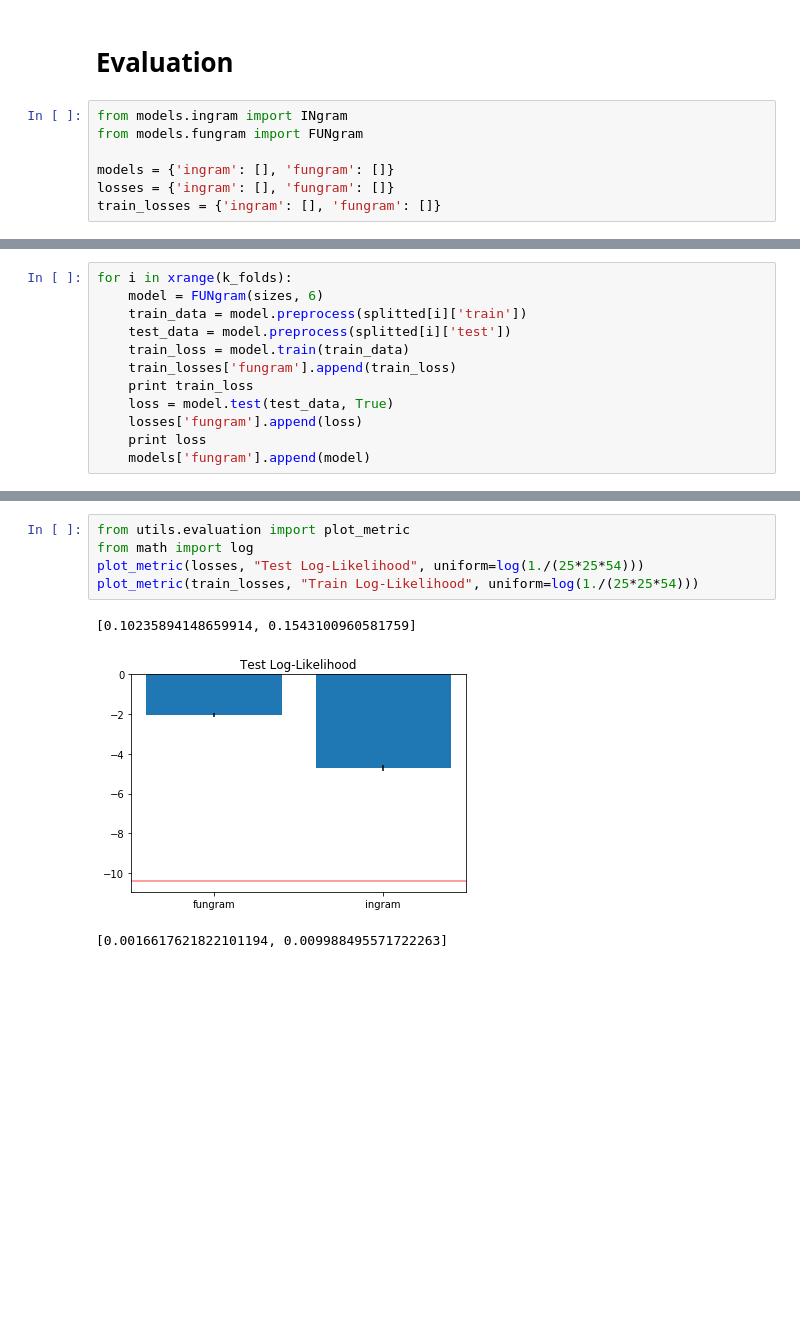
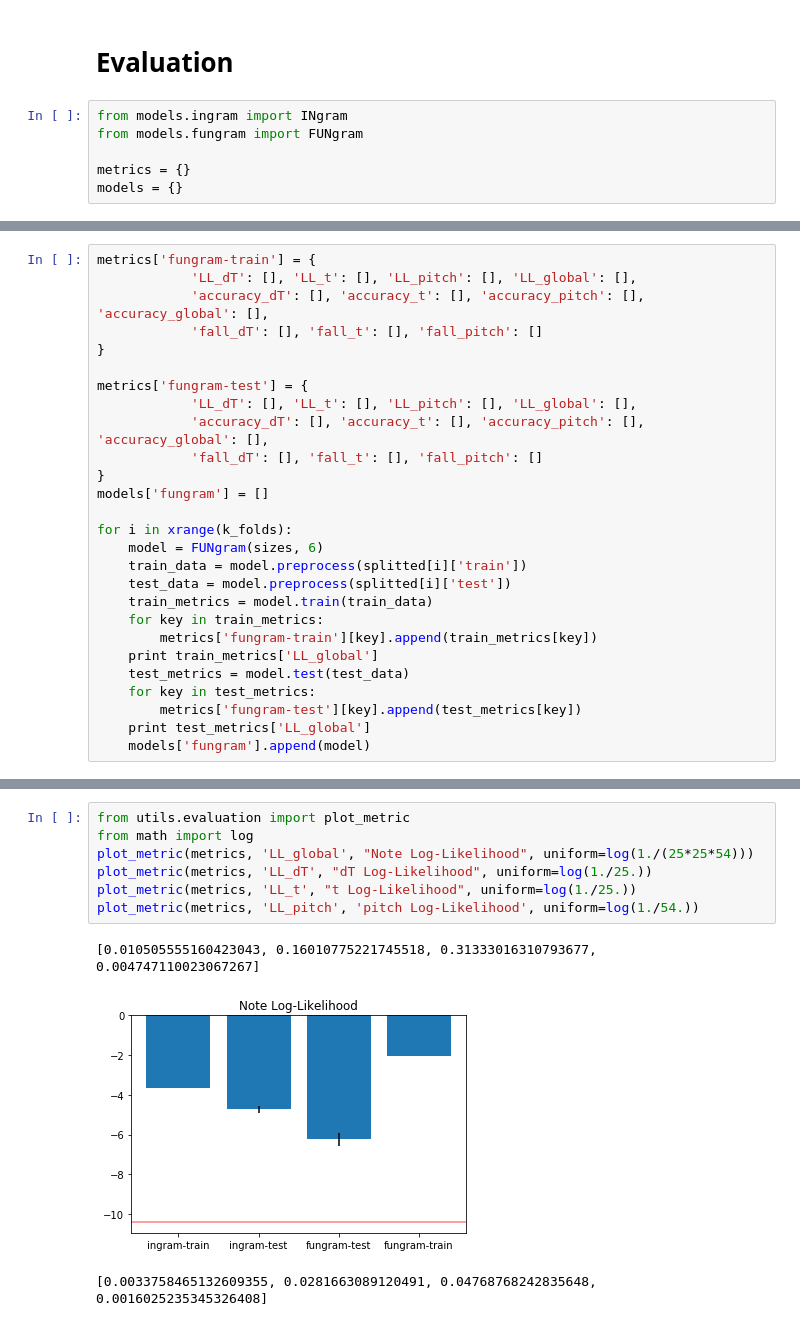
Before and after one commit to adrian-valente/evamus, a Jupyter notebook: src/Evaluation-pipeline.ipynb, the cells around one changed output, grey strips where cells are left out. Drawn from its saved outputs; the diff is of its cells as text; blank space fills up the shorter version.

```diff
--- a/src/Evaluation-pipeline.ipynb
+++ b/src/Evaluation-pipeline.ipynb
@@ -45,7 +45,6 @@ print sorted(set([]).union(*(set(dataset['pitchseqs'][i]) for i in range(len(dat
 from models.ingram import INgram
 from models.fungram import FUNgram
 
-models = {'ingram': [], 'fungram': []}
-losses = {'ingram': [], 'fungram': []}
-train_losses = {'ingram': [], 'fungram': []}
+metrics = {}
+models = {}
 # %%
@@ -85,13 +96,28 @@ for i in xrange(k_folds):
 # %%
+metrics['fungram-train'] = {
+            'LL_dT': [], 'LL_t': [], 'LL_pitch': [], 'LL_global': [],
+            'accuracy_dT': [], 'accuracy_t': [], 'accuracy_pitch': [], 'accuracy_global': [],
+            'fall_dT': [], 'fall_t': [], 'fall_pitch': []
+}
+
+metrics['fungram-test'] = {
+            'LL_dT': [], 'LL_t': [], 'LL_pitch': [], 'LL_global': [],
+            'accuracy_dT': [], 'accuracy_t': [], 'accuracy_pitch': [], 'accuracy_global': [],
+            'fall_dT': [], 'fall_t': [], 'fall_pitch': []
+}
+models['fungram'] = []
+
 for i in xrange(k_folds):
     model = FUNgram(sizes, 6)
     train_data = model.preprocess(splitted[i]['train'])
     test_data = model.preprocess(splitted[i]['test'])
-    train_loss = model.train(train_data)
-    train_losses['fungram'].append(train_loss)
-    print train_loss
-    loss = model.test(test_data, True)
-    losses['fungram'].append(loss)
-    print loss
+    train_metrics = model.train(train_data)
+    for key in train_metrics:
+        metrics['fungram-train'][key].append(train_metrics[key])
+    print train_metrics['LL_global']
+    test_metrics = model.test(test_data)
+    for key in test_metrics:
+        metrics['fungram-test'][key].append(test_metrics[key])
+    print test_metrics['LL_global']
     models['fungram'].append(model)
 # %% [output]
@@ -118,9 +144,11 @@ for i in xrange(k_folds):
 # %%
 from utils.evaluation import plot_metric
 from math import log
-plot_metric(losses, "Test Log-Likelihood", uniform=log(1./(25*25*54)))
-plot_metric(train_losses, "Train Log-Likelihood", uniform=log(1./(25*25*54)))
+plot_metric(metrics, 'LL_global', "Note Log-Likelihood", uniform=log(1./(25*25*54)))
+plot_metric(metrics, 'LL_dT', "dT Log-Likelihood", uniform=log(1./25.))
+plot_metric(metrics, 'LL_t', "t Log-Likelihood", uniform=log(1./25.))
+plot_metric(metrics, 'LL_pitch', 'pitch Log-Likelihood', uniform=log(1./54.))
 # %% [output]
-[0.10235894148659914, 0.1543100960581759]
+[0.010505555160423043, 0.16010775221745518, 0.31333016310793677, 0.004747110023067267]
-[figure, old version]
+[figure, new version]
-[0.0016617621822101194, 0.009988495571722263]
+[0.0033758465132609355, 0.0281663089120491, 0.04768768242835648, 0.0016025235345326408]
```
Also changed, not shown: parts of 8 cells of this notebook, 4 other files.
